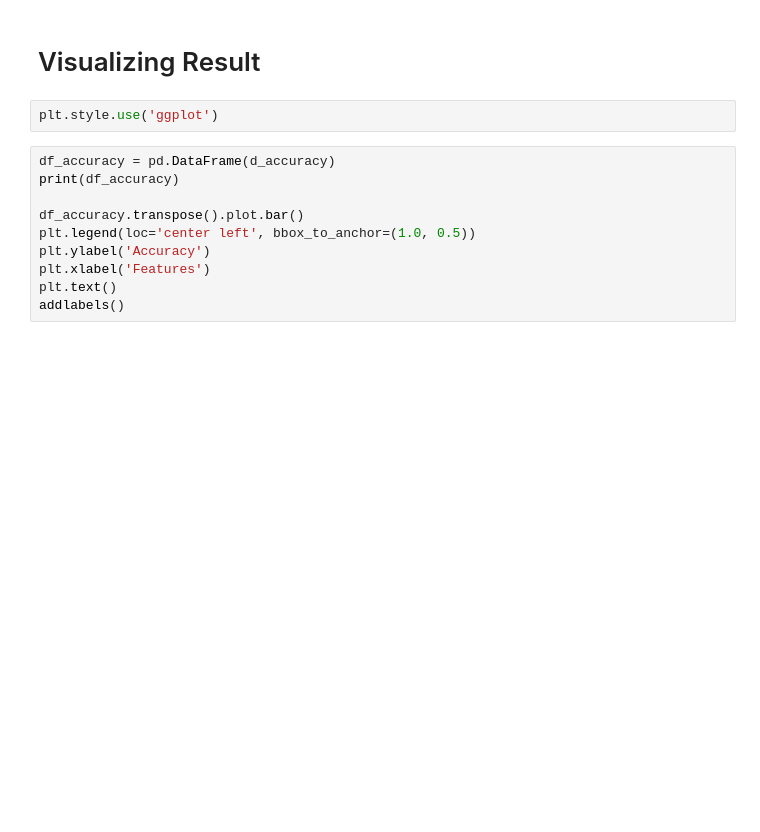
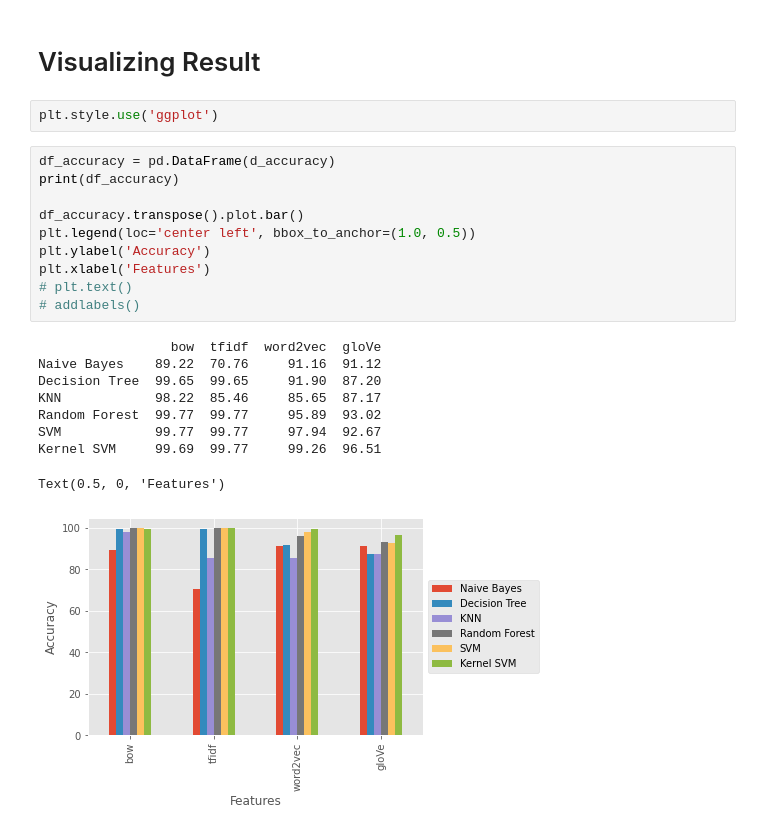
Before and after one commit to gargi91/Depression-Detection-Using-Social-Media, a Jupyter notebook: Traditional_Model_Implementation.ipynb, the cells around one changed output. Saved outputs shown, nothing was run; the diff lists cells and outputs as text; blank space fills up the shorter version.

```diff
--- a/Traditional_Model_Implementation.ipynb
+++ b/Traditional_Model_Implementation.ipynb
@@ -960,13 +1131,23 @@ plt.style.use('ggplot')
 # %%
 df_accuracy = pd.DataFrame(d_accuracy)
 print(df_accuracy)
 
 df_accuracy.transpose().plot.bar()
 plt.legend(loc='center left', bbox_to_anchor=(1.0, 0.5))
 plt.ylabel('Accuracy')
 plt.xlabel('Features')
-plt.text()
-addlabels()
+# plt.text()
+# addlabels()
+# %% [output]
+                 bow  tfidf  word2vec  gloVe
+Naive Bayes    89.22  70.76     91.16  91.12
+Decision Tree  99.65  99.65     91.90  87.20
+KNN            98.22  85.46     85.65  87.17
+Random Forest  99.77  99.77     95.89  93.02
+SVM            99.77  99.77     97.94  92.67
+Kernel SVM     99.69  99.77     99.26  96.51
+Text(0.5, 0, 'Features')
+[figure, added]
 # %%
 df_recall = pd.DataFrame(d_recall)
 print(df_recall)
```
Also changed, not shown: parts of 55 cells of this notebook, 2 other files.
